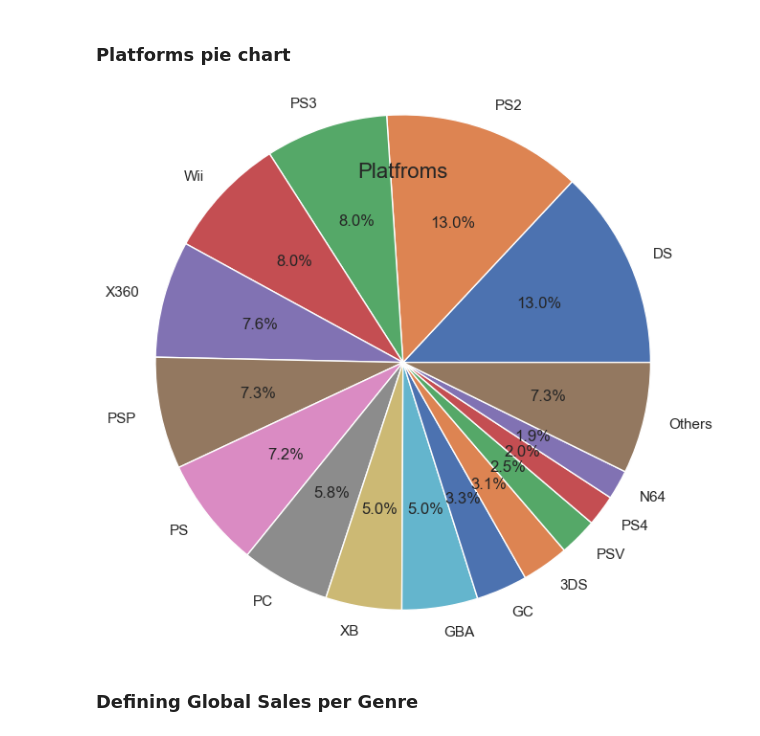
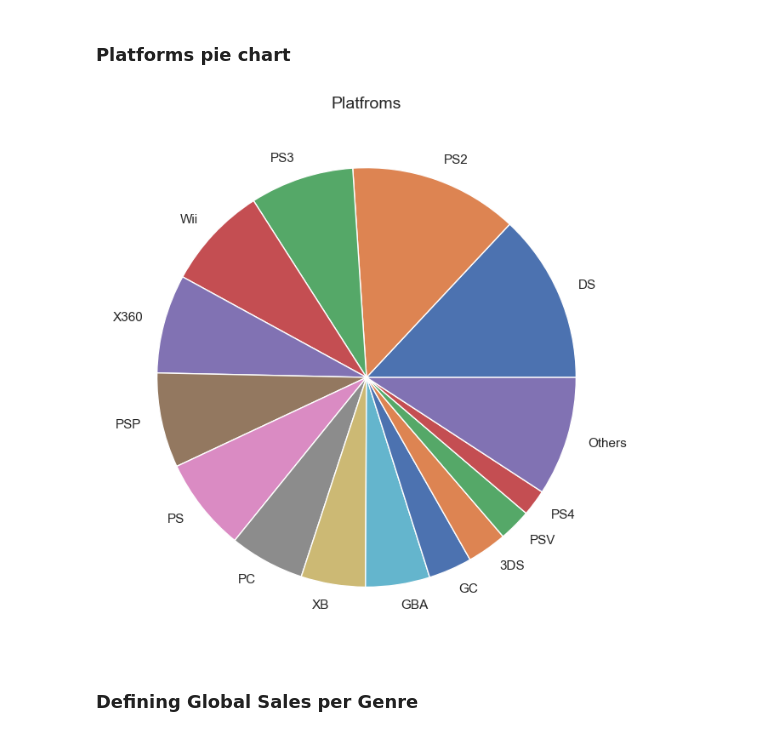
Before and after one commit to AmirHajimohamadi/MyNotebooks, a Jupyter notebook: videogames_data_analysis.ipynb, the cells around one changed output. Saved outputs shown, nothing was run; the diff lists cells and outputs as text; code cells hidden in the pictures.

```diff
--- a/videogames_data_analysis.ipynb
+++ b/videogames_data_analysis.ipynb
@@ -53,17 +53,17 @@ PCFX       1
 Name: Platform, dtype: int64
 # %% [markdown]
 ### Platforms pie chart
-# %%
-my_data = [2163,2161,1329,1325,1265,
-          1213,1196,960,824,822,556,509,413,336,319,1207]
-my_labels = ['DS','PS2','PS3','Wii','X360','PSP','PS','PC','XB','GBA','GC','3DS','PSV','PS4','N64'
-,'Others']
-sns.set()
-plt.pie(my_data,labels=my_labels, radius=1.75, autopct='%1.1f%%')
-plt.title('Platfroms', fontsize = 16)
-plt.show()
-# %% [output]
-[figure, removed]
+# %%
+main_platforms = df['Platform'].value_counts().head(14)
+all_the_rest = df['Platform'].value_counts().tail(17).sum()
+pie_data = main_platforms.append(pd.Series({'Others':all_the_rest}))
+# %%
+sns.set()
+pie_data.plot.pie(figsize=(8,8), label = '')
+plt.title('Platfroms', fontsize = 14)
+plt.show()
+# %% [output]
+[figure, added]
 # %% [markdown]
 ### Defining Global Sales per Genre
 # %%
```
Also changed, not shown: parts of 14 cells of this notebook.
